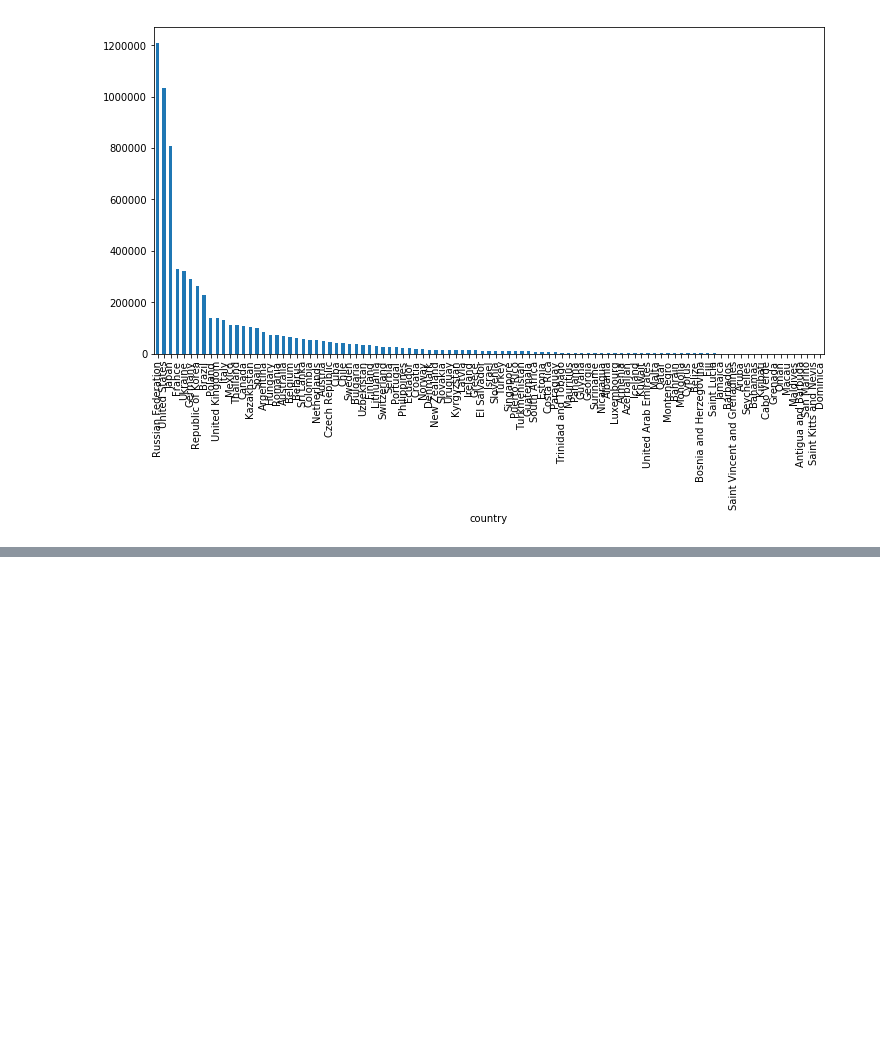
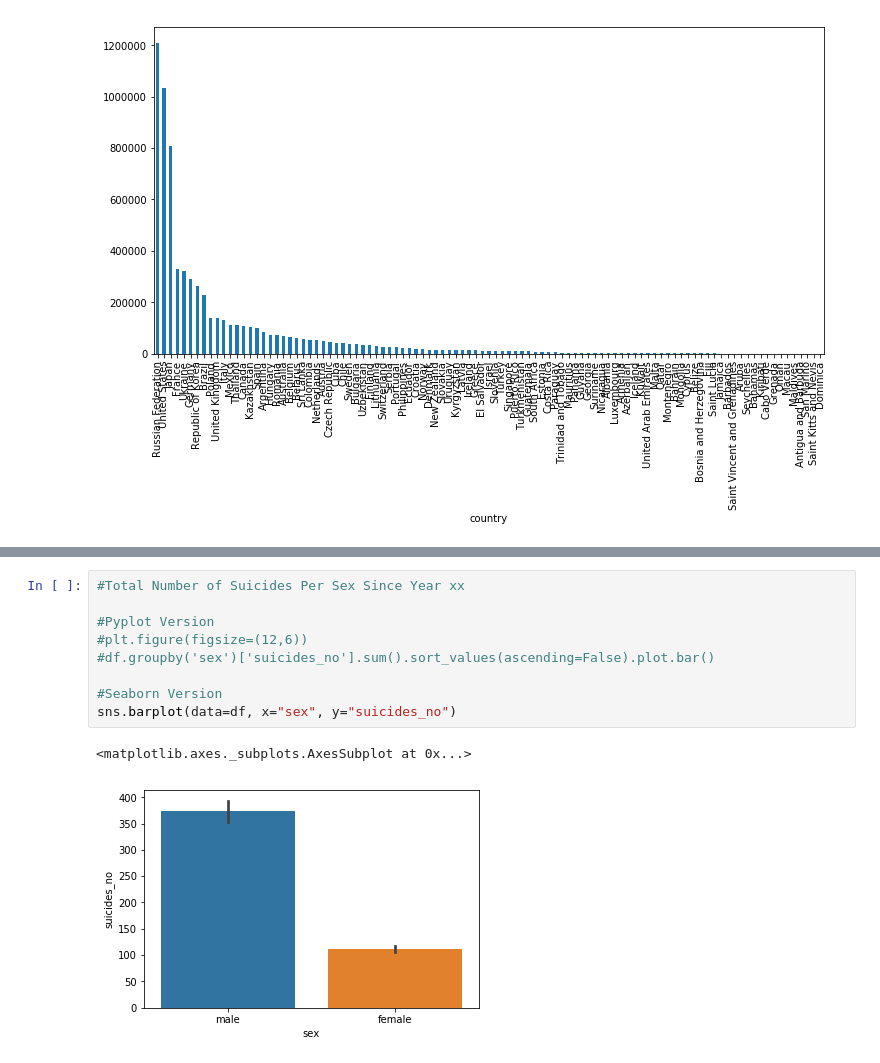
Before and after one commit to jerico/eskwelabs-kaggle-graph, a Jupyter notebook: SuicideData.ipynb, the cells around one changed output, grey strips where cells are left out. Cells and saved outputs as stored; diff of their text form; blank space fills up the shorter version.

```diff
--- a/SuicideData.ipynb
+++ b/SuicideData.ipynb
@@ -43,0 +68,12 @@ Generation
+# %%
+#Total Number of Suicides Per Sex Since Year xx
+
+#Pyplot Version
+#plt.figure(figsize=(12,6))
+#df.groupby('sex')['suicides_no'].sum().sort_values(ascending=False).plot.bar()
+
+#Seaborn Version
+sns.barplot(data=df, x="sex", y="suicides_no")
+# %% [output]
+<matplotlib.axes._subplots.AxesSubplot at 0x...>
+[figure, added]
```
Also changed, not shown: parts of 5 cells of this notebook.
